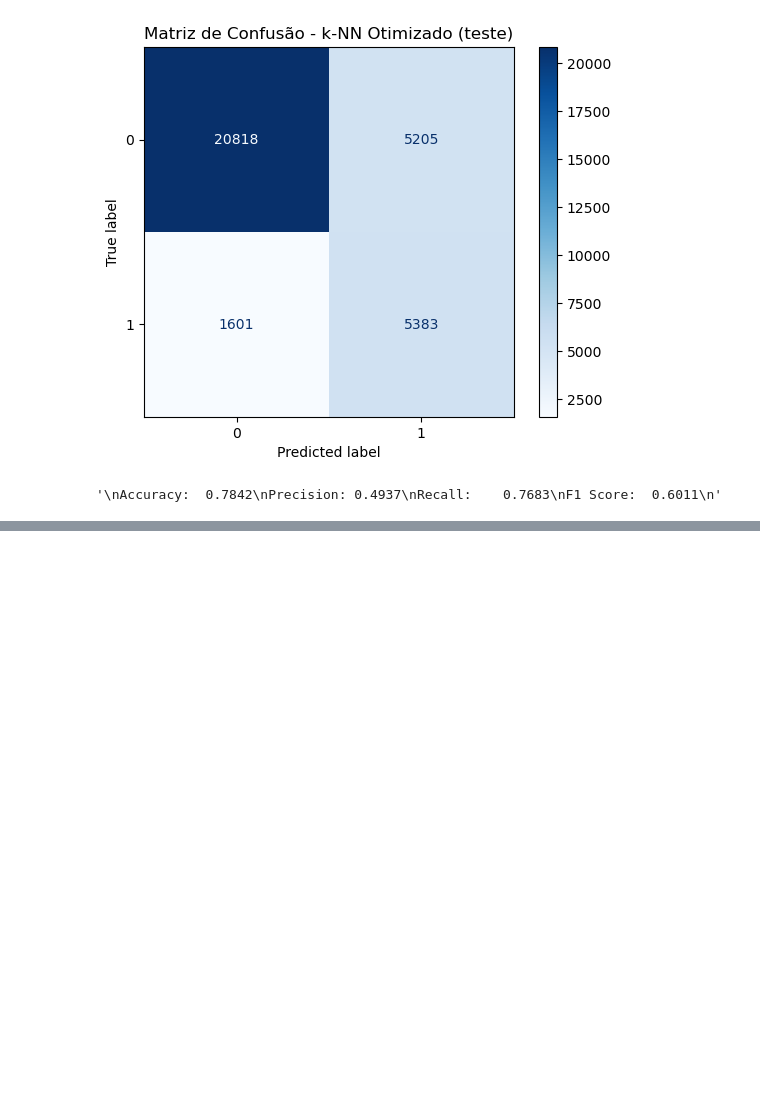
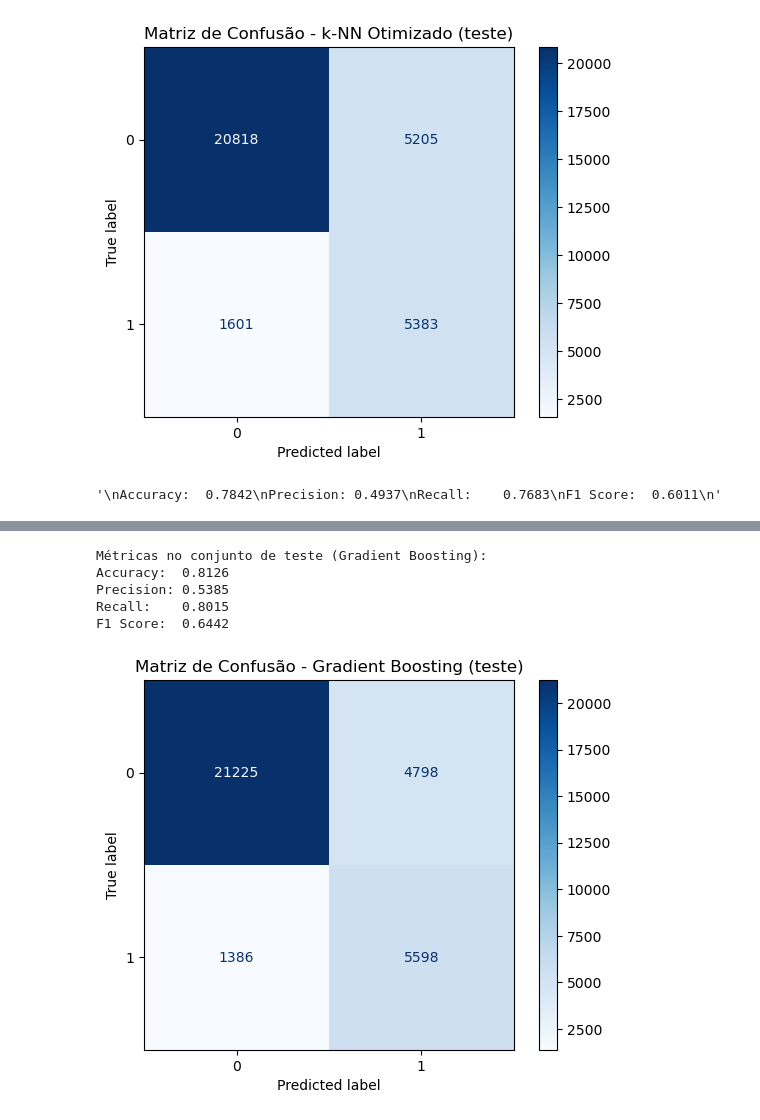
Before and after one commit to asilva1604/iart2-feup-2425, a Jupyter notebook: main.ipynb, the cells around one changed output, grey strips where cells are left out. Saved outputs shown, nothing was run; the diff lists cells and outputs as text; code cells hidden in the pictures; blank space fills up the shorter version.

```diff
--- a/main.ipynb
+++ b/main.ipynb
@@ -352,31 +365,38 @@ from sklearn.ensemble import GradientBoostingClassifier
 
 # 12. Treinar modelo Gradient Boosting
 gb_model = GradientBoostingClassifier(random_state=42)  # Pode ajustar os parâmetros
-gb_model.fit(X_train_processed, y_train)
+gb_model.fit(X_train_processed, y_train_bal)
 # Avaliar no conjunto de teste
 y_pred_gb = gb_model.predict(X_test_processed)
 # Calcular métricas
 accuracy_gb = accuracy_score(y_test, y_pred_gb)
 precision_gb = precision_score(y_test, y_pred_gb)
 recall_gb = recall_score(y_test, y_pred_gb)
 f1_gb = f1_score(y_test, y_pred_gb)
 cm_gb = confusion_matrix(y_test, y_pred_gb)
 # Guardar resultados no dicionário
 
 results["Gradient Boosting"] = {
     "Accuracy": accuracy_gb,
     "Precision": precision_gb,
     "Recall": recall_gb,
     "F1 Score": f1_gb,
     "Confusion Matrix": cm_gb
 }
 # Mostrar resultados
 print("\nMétricas no conjunto de teste (Gradient Boosting):")
 print(f"Accuracy:  {accuracy_gb:.4f}")
 print(f"Precision: {precision_gb:.4f}")
 print(f"Recall:    {recall_gb:.4f}")
 print(f"F1 Score:  {f1_gb:.4f}")
 disp_gb = ConfusionMatrixDisplay(confusion_matrix=cm_gb, display_labels=gb_model.classes_)
 disp_gb.plot(cmap="Blues")
 plt.title("Matriz de Confusão - Gradient Boosting (teste)")
 plt.show()
+# %% [output]
+Métricas no conjunto de teste (Gradient Boosting):
+Accuracy:  0.8126
+Precision: 0.5385
+Recall:    0.8015
+F1 Score:  0.6442
+[figure, added]
```
Also changed, not shown: parts of 2 cells of this notebook.
